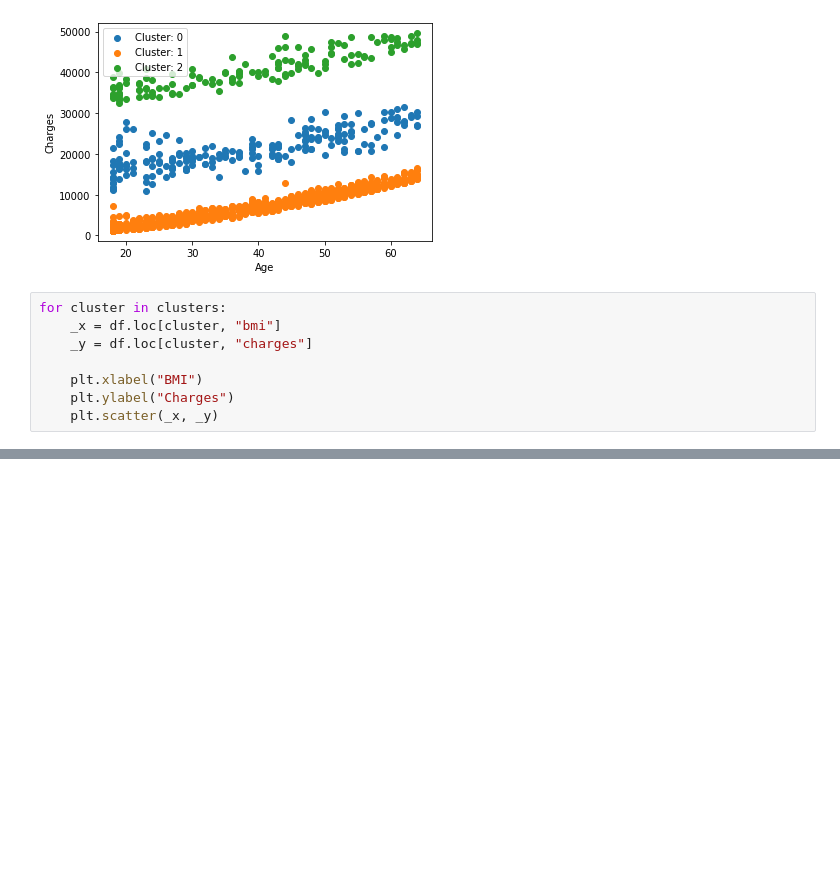
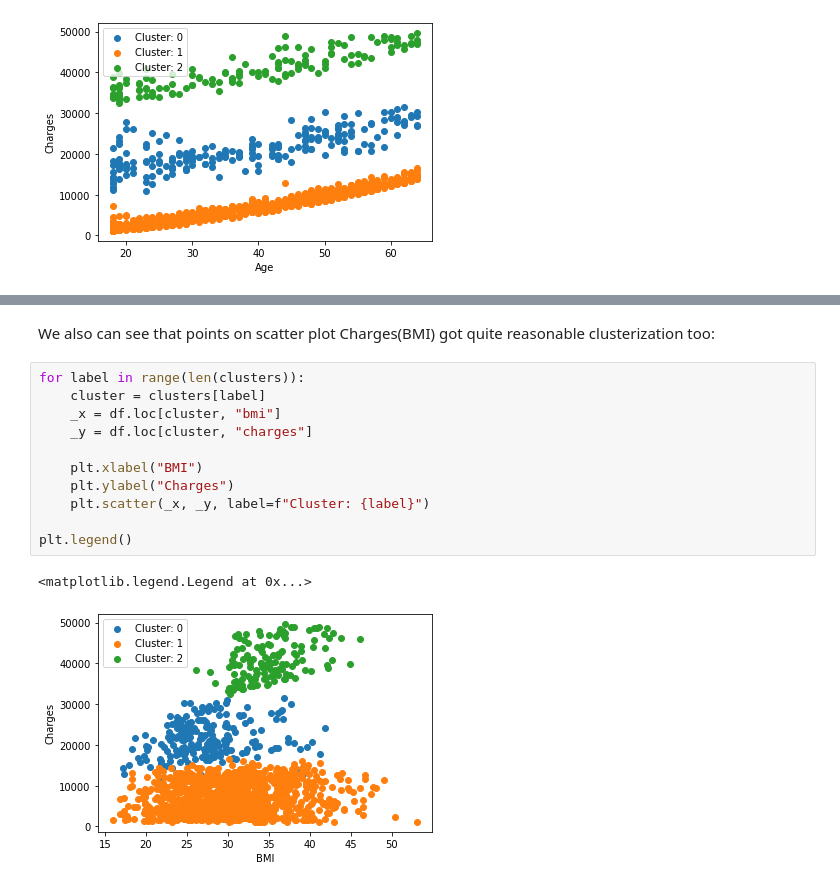
Before and after one commit to Pavel3P/Machine-Learning, a Jupyter notebook: 1/main.ipynb, the cells around one changed output, grey strips where cells are left out. Cells and saved outputs as stored; diff of their text form; blank space fills up the shorter version.

```diff
--- a/1/main.ipynb
+++ b/1/main.ipynb
@@ -58,11 +73,3 @@ plt.legend()
 # %% [output]
 <matplotlib.legend.Legend at 0x...>
 [figure]
-# %%
-for cluster in clusters:
-    _x = df.loc[cluster, "bmi"]
-    _y = df.loc[cluster, "charges"]
-
-    plt.xlabel("BMI")
-    plt.ylabel("Charges")
-    plt.scatter(_x, _y)
@@ -199,0 +76,16 @@ plt.scatter(axes[:, 1], prediction, xlabel="BMI", y_label="Charges")
+# %% [markdown]
+We also can see that points on scatter plot Charges(BMI) got quite reasonable clusterization too:
+# %%
+for label in range(len(clusters)):
+    cluster = clusters[label]
+    _x = df.loc[cluster, "bmi"]
+    _y = df.loc[cluster, "charges"]
+
+    plt.xlabel("BMI")
+    plt.ylabel("Charges")
+    plt.scatter(_x, _y, label=f"Cluster: {label}")
+
+plt.legend()
+# %% [output]
+<matplotlib.legend.Legend at 0x...>
+[figure, added]
```
Also changed, not shown: parts of 53 cells of this notebook.
